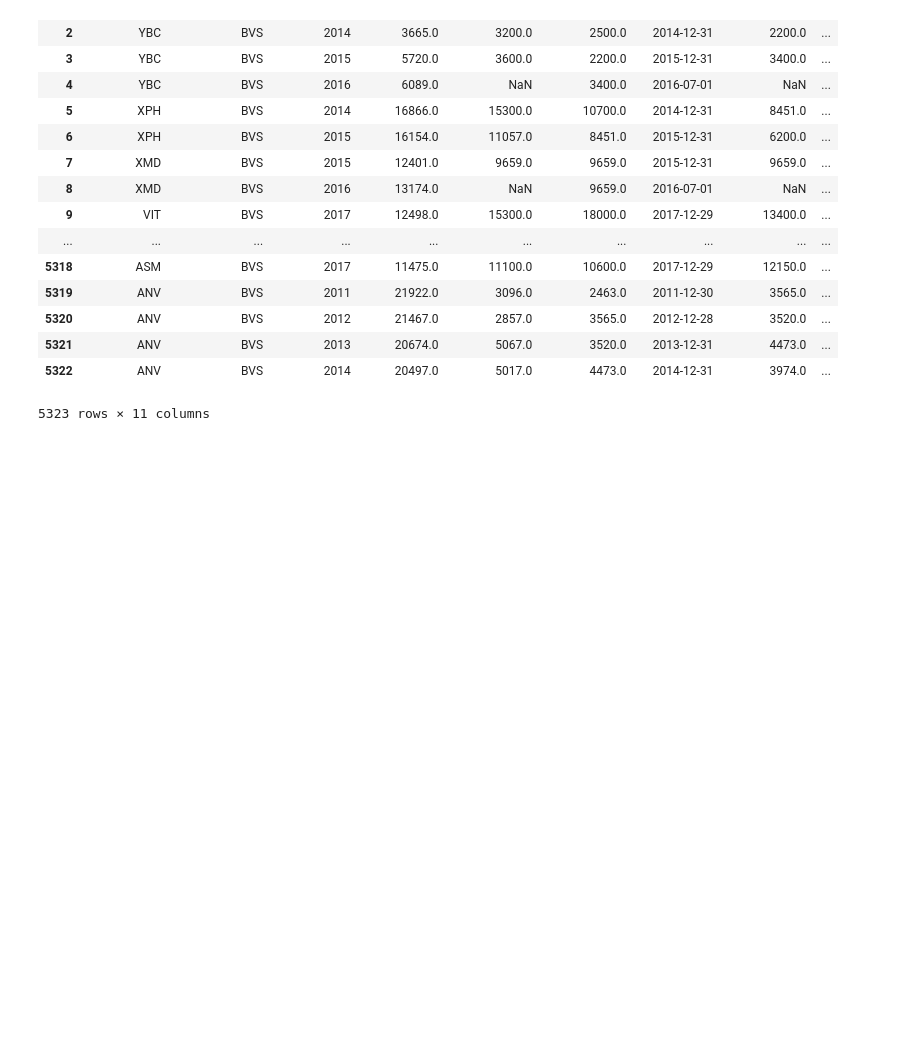
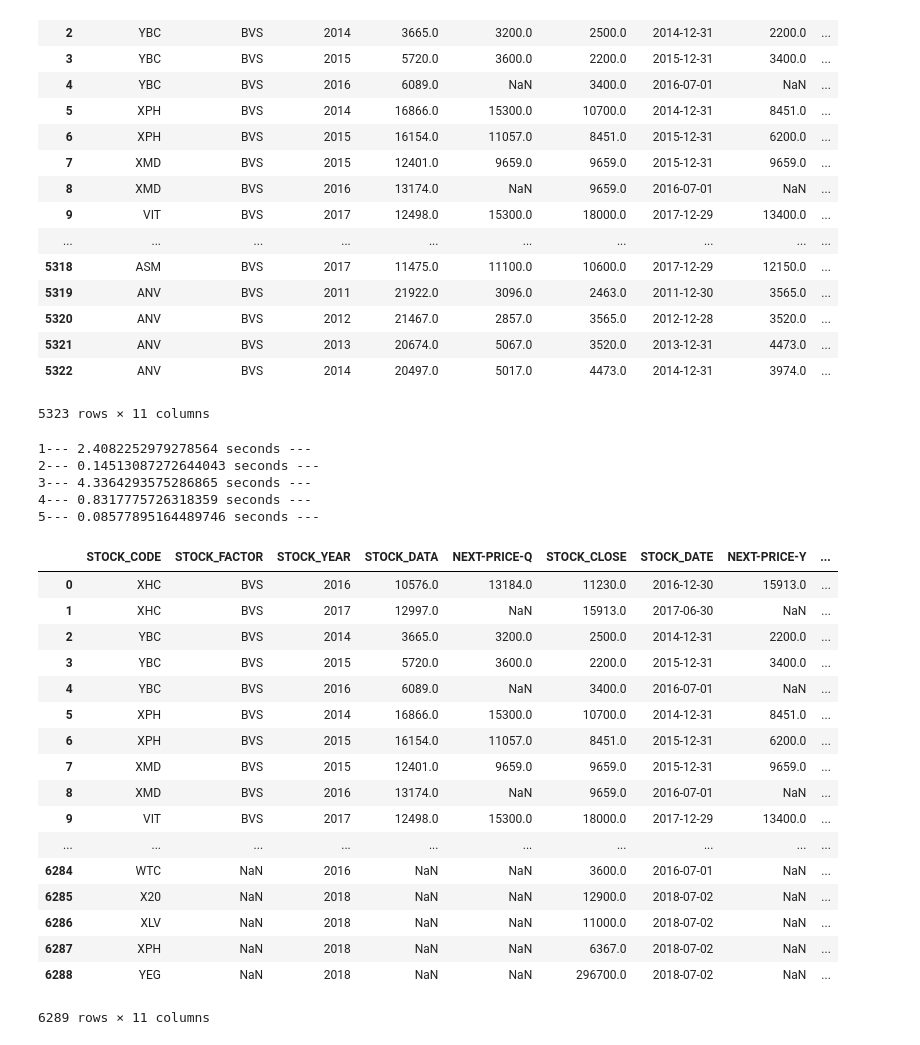
Before and after one commit to lclumos/condaExpress, a Jupyter notebook: _lab_.ipynb, the cells around one changed output. Drawn from its saved outputs; the diff is of its cells as text; code cells hidden in the pictures; blank space fills up the shorter version.

```diff
--- a/_lab_.ipynb
+++ b/_lab_.ipynb
@@ -395,3 +395,82 @@ ds_ratio
 | 5321 | ANV | BVS | 2013 | 20674.0 | 5067.0 | 3520.0 | 2013-12-31 | 4473.0 | ... |
 | 5322 | ANV | BVS | 2014 | 20497.0 | 5017.0 | 4473.0 | 2014-12-31 | 3974.0 | ... |
 5323 rows × 11 columns
+# %%
+import sqlite3
+import pandas as pd
+import time
+
+st = time.time()
+
+conn = sqlite3.connect("stock.db")
+ds_ratio = pd.read_sql_query('select STOCK_CODE, STOCK_FACTOR, STOCK_YEAR, STOCK_DATA from VCSC_FINANCIAL_RATIO', conn)
+ds_price = pd.read_sql_query('select STOCK_CODE, STOCK_DATE, STOCK_CLOSE from VCSC_STOCK_PRICE', conn)
+conn.close()
+
+print("1--- %s seconds ---" % (time.time() - st))
+st = time.time()
+
+#ds_ratio = ds_ratio.loc[ds_ratio['STOCK_FACTOR'] == 'EPS (VND)']
+ds_ratio = ds_ratio.loc[ds_ratio['STOCK_FACTOR'] == 'BVS']
+
+ds_ratio = ds_ratio.loc[ds_ratio['STOCK_YEAR'].str.contains('TTM')==False]
+ds_ratio['STOCK_DATA'] = ds_ratio['STOCK_DATA'].str.replace('-', '')
+ds_ratio['STOCK_DATA'] = ds_ratio['STOCK_DATA'].str.replace(',', '')
+ds_ratio['STOCK_DATA'] = pd.to_numeric(ds_ratio['STOCK_DATA'])
+ds_ratio['STOCK_YEAR'] = pd.to_numeric(ds_ratio['STOCK_YEAR'])
+
+print("2--- %s seconds ---" % (time.time() - st))
+st = time.time()
+
+ds_price['STOCK_DATE'] = pd.to_datetime(ds_price['STOCK_DATE'], format='%m/%d/%Y')
+ds_price['STOCK_YEAR'] = ds_price['STOCK_DATE'].dt.year
+ds_price['STOCK_QUARTER'] = ds_price['STOCK_YEAR'].astype('str') + ds_price['STOCK_DATE'].dt.quarter.astype('str')
+ds_price['STOCK_CLOSE'] = ds_price['STOCK_CLOSE'].str.replace(',', '').astype(float)
+
+print("3--- %s seconds ---" % (time.time() - st))
+st = time.time()
+
+ds_price = ds_price.sort_values(['STOCK_DATE'], ascending=[False]).groupby(['STOCK_CODE', 'STOCK_QUARTER']).nth(0)
+ds_price['NEXT-PRICE-Q'] = ds_price.groupby(level=0)['STOCK_CLOSE'].shift(-1)
+ds_price = ds_price.sort_values(['STOCK_DATE'], ascending=[False]).groupby(['STOCK_CODE', 'STOCK_YEAR']).nth(0)
+ds_price['NEXT-PRICE-Y'] = ds_price.groupby(level=0)['STOCK_CLOSE'].shift(-1)
+
+print("4--- %s seconds ---" % (time.time() - st))
+st = time.time()
+
+ds_ratio = ds_ratio.merge(ds_price, left_on=['STOCK_CODE', 'STOCK_YEAR'], right_on=['STOCK_CODE', 'STOCK_YEAR'], how='right')
+ds_ratio['EP'] = ds_ratio['STOCK_DATA'].div(ds_ratio['NEXT-PRICE-Q'])
+ds_ratio['RETURN'] = ds_ratio['NEXT-PRICE-Y'].div(ds_ratio['NEXT-PRICE-Q'])
+ds_ratio['DECILE'] = (ds_ratio.groupby('STOCK_YEAR')['EP']
+                                .apply(lambda x: pd.qcut(x,10,duplicates='drop',labels=False)))
+#s1 = ds_ratio.groupby(['STOCK_YEAR','DECILE'], as_index=False).mean()
+
+print("5--- %s seconds ---" % (time.time() - st))
+st = time.time()
+#s1
+#s1.pivot(index='DECILE', columns='STOCK_YEAR', values='RETURN')
+ds_ratio
+# %% [output]
+1--- 2.4082252979278564 seconds ---
+2--- 0.14513087272644043 seconds ---
+3--- 4.3364293575286865 seconds ---
+4--- 0.8317775726318359 seconds ---
+5--- 0.08577895164489746 seconds ---
+|  | STOCK_CODE | STOCK_FACTOR | STOCK_YEAR | STOCK_DATA | NEXT-PRICE-Q | STOCK_CLOSE | STOCK_DATE | NEXT-PRICE-Y | ... |
+| 0 | XHC | BVS | 2016 | 10576.0 | 13184.0 | 11230.0 | 2016-12-30 | 15913.0 | ... |
+| 1 | XHC | BVS | 2017 | 12997.0 | NaN | 15913.0 | 2017-06-30 | NaN | ... |
+| 2 | YBC | BVS | 2014 | 3665.0 | 3200.0 | 2500.0 | 2014-12-31 | 2200.0 | ... |
+| 3 | YBC | BVS | 2015 | 5720.0 | 3600.0 | 2200.0 | 2015-12-31 | 3400.0 | ... |
+| 4 | YBC | BVS | 2016 | 6089.0 | NaN | 3400.0 | 2016-07-01 | NaN | ... |
+| 5 | XPH | BVS | 2014 | 16866.0 | 15300.0 | 10700.0 | 2014-12-31 | 8451.0 | ... |
+| 6 | XPH | BVS | 2015 | 16154.0 | 11057.0 | 8451.0 | 2015-12-31 | 6200.0 | ... |
+| 7 | XMD | BVS | 2015 | 12401.0 | 9659.0 | 9659.0 | 2015-12-31 | 9659.0 | ... |
+| 8 | XMD | BVS | 2016 | 13174.0 | NaN | 9659.0 | 2016-07-01 | NaN | ... |
+| 9 | VIT | BVS | 2017 | 12498.0 | 15300.0 | 18000.0 | 2017-12-29 | 13400.0 | ... |
+| ... | ... | ... | ... | ... | ... | ... | ... | ... | ... |
+| 6284 | WTC | NaN | 2016 | NaN | NaN | 3600.0 | 2016-07-01 | NaN | ... |
+| 6285 | X20 | NaN | 2018 | NaN | NaN | 12900.0 | 2018-07-02 | NaN | ... |
+| 6286 | XLV | NaN | 2018 | NaN | NaN | 11000.0 | 2018-07-02 | NaN | ... |
+| 6287 | XPH | NaN | 2018 | NaN | NaN | 6367.0 | 2018-07-02 | NaN | ... |
+| 6288 | YEG | NaN | 2018 | NaN | NaN | 296700.0 | 2018-07-02 | NaN | ... |
+6289 rows × 11 columns
```
Also changed, not shown: 1 other file.
